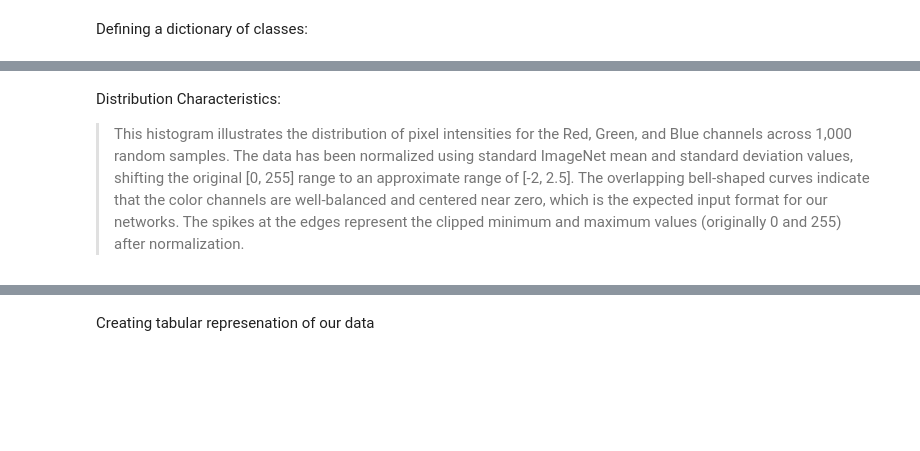
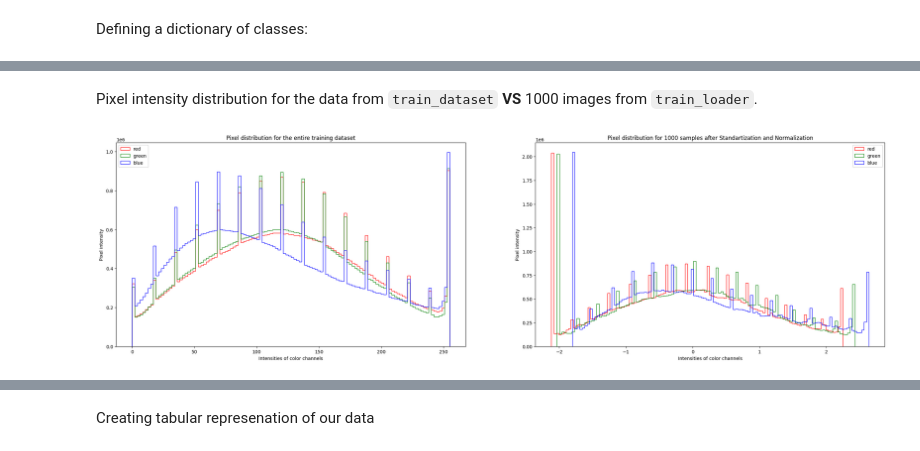
Before and after one commit to irkado/ml-cnn-transfer-learning, a Jupyter notebook: data_preparation/CIFAR_10/EDA_CIFAR_10.ipynb, the cells around one changed output, grey strips where cells are left out. Cells and saved outputs as stored; diff of their text form; code cells hidden in the pictures; blank space fills up the shorter version.

```diff
--- a/data_preparation/CIFAR_10/EDA_CIFAR_10.ipynb
+++ b/data_preparation/CIFAR_10/EDA_CIFAR_10.ipynb
@@ -140,3 +135,29 @@ plt.show()
-# %% [markdown]
-  Distribution Characteristics:
-  >This histogram illustrates the distribution of pixel intensities for the Red, Green, and Blue channels across 1,000 random samples. The data has been normalized using standard ImageNet mean and standard deviation values, shifting the original [0, 255] range to an approximate range of [-2, 2.5]. The overlapping bell-shaped curves indicate that the color channels are well-balanced and centered near zero, which is the expected input format for our networks. The spikes at the edges represent the clipped minimum and maximum values (originally 0 and 255) after normalization.
+# %% [markdown]
+Pixel intensity distribution for the data from `train_dataset` **VS** 1000 images from `train_loader`.
+# %%
+train_loader_data = train_loader.dataset.dataset.data
+# %%
+red = train_loader_data[:,:,:,0].flatten()
+green = train_loader_data[:,:,:,1].flatten()
+blue = train_loader_data[:,:,:,2].flatten()
+# %%
+plt.figure(figsize=(30,8))
+plt.subplot(1,2,1)
+plt.hist(red, bins=120,histtype="step",color="red",label="red")
+plt.hist(green, bins=120,histtype="step",color="green",label="green")
+plt.hist(blue, bins=120,histtype="step",color="blue",label="blue")
+plt.xlabel("Intensities of color channels")
+plt.title("Pixel distribution for the entire training dataset")
+plt.legend()
+plt.ylabel("Pixel intensity")
+plt.subplot(1,2,2)
+plt.hist(red_image, bins=120,histtype="step",color="red",label="red")
+plt.hist(green_image, bins=120,histtype="step",color="green",label="green")
+plt.hist(blue_image, bins=120,histtype="step",color="blue",label="blue")
+plt.legend()
+plt.xlabel("Intensities of color channels")
+plt.ylabel("Pixel intensity")
+plt.title("Pixel distribution for 1000 samples after Standartization and Normalization")
+plt.show()
+# %% [output]
+[figure, added]
```
Also changed, not shown: parts of 25 cells of this notebook.
